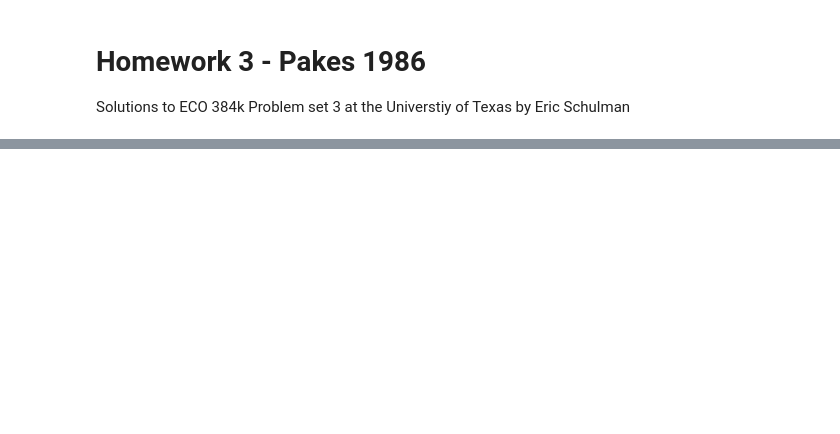
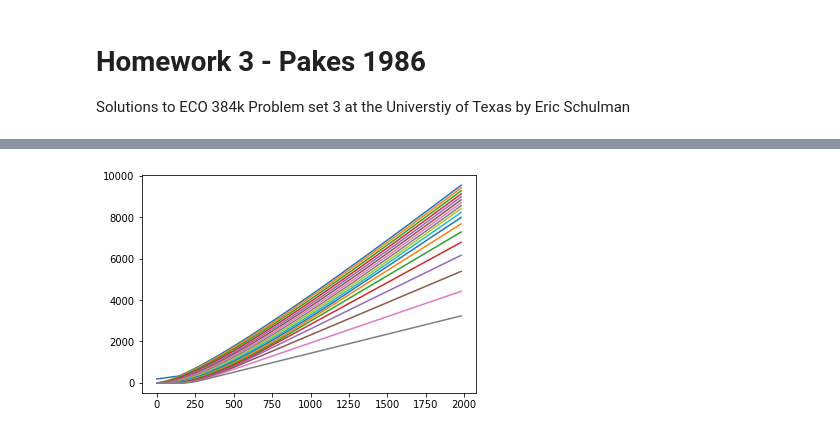
Before and after one commit to ericschulman/struct, a Jupyter notebook: hw3_io/Pakes.ipynb, the cells around one changed output, grey strips where cells are left out. Cells and saved outputs as stored; diff of their text form; code cells hidden in the pictures; blank space fills up the shorter version.

```diff
--- a/hw3_io/Pakes.ipynb
+++ b/hw3_io/Pakes.ipynb
@@ -40,0 +10,22 @@ states = np.array(range(0,2000,20))
+# %%
+#load data from schedule/coefficients/set up states
+coef = pd.read_csv('coef.csv',index_col=0)
+schedule = pd.read_csv('schedule.csv')
+
+#set up global variables
+MAX_R = 2000
+GRID = 20
+TIME = 20
+BETA = .99
+STATES = np.array(range(0,MAX_R,GRID))
+SIGMA, GAMMA, PHI, DELTA, SIGMA_R, MU,THETA = coef['france']
+
+sched_1 =  np.array(schedule['sched_1'])
+sched_2 =  np.array(schedule['sched_2'])
+
+#mu, sigma - initial mean and variance
+#sigma - the base variance of z
+#gamma - mean variance
+#phi - scales up the variance of z based on age
+#delta - scales ra plus 1
+#theta - in probability of ra+1 function
@@ -40,0 +130,10 @@ states = np.array(range(0,2000,20))
+# %%
+SCHED =  np.array(schedule['sched_1'])
+
+#graph value function - Schedule 1
+V =  memoize_value(sched_1,2)
+
+for i in range(18):
+    plt.plot(STATES, V[i])
+# %% [output]
+[figure, added]
```
Also changed, not shown: parts of 9 cells of this notebook.
